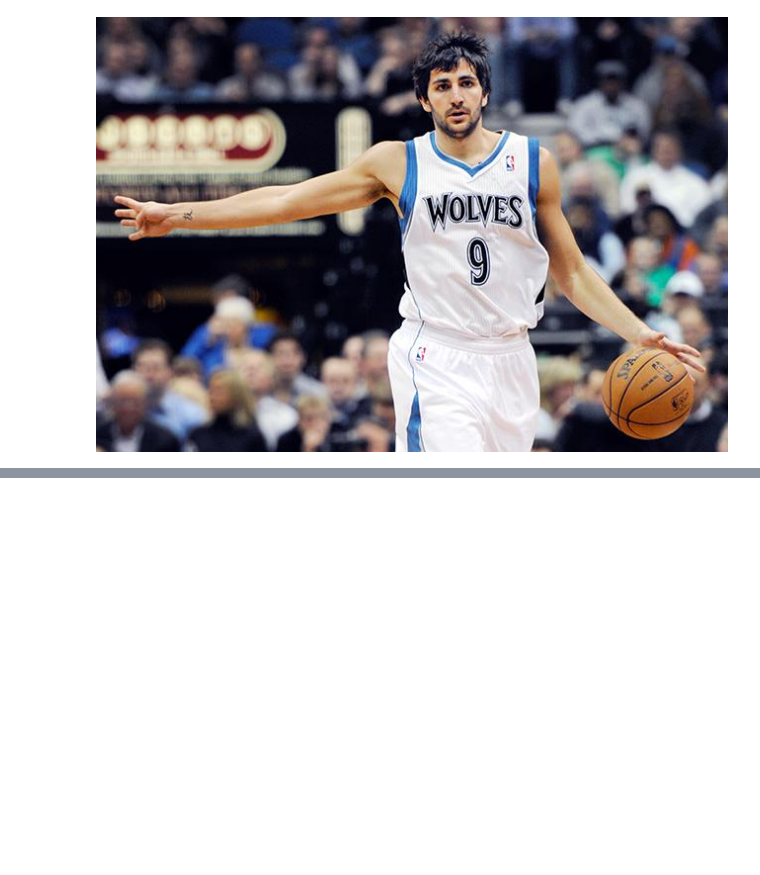
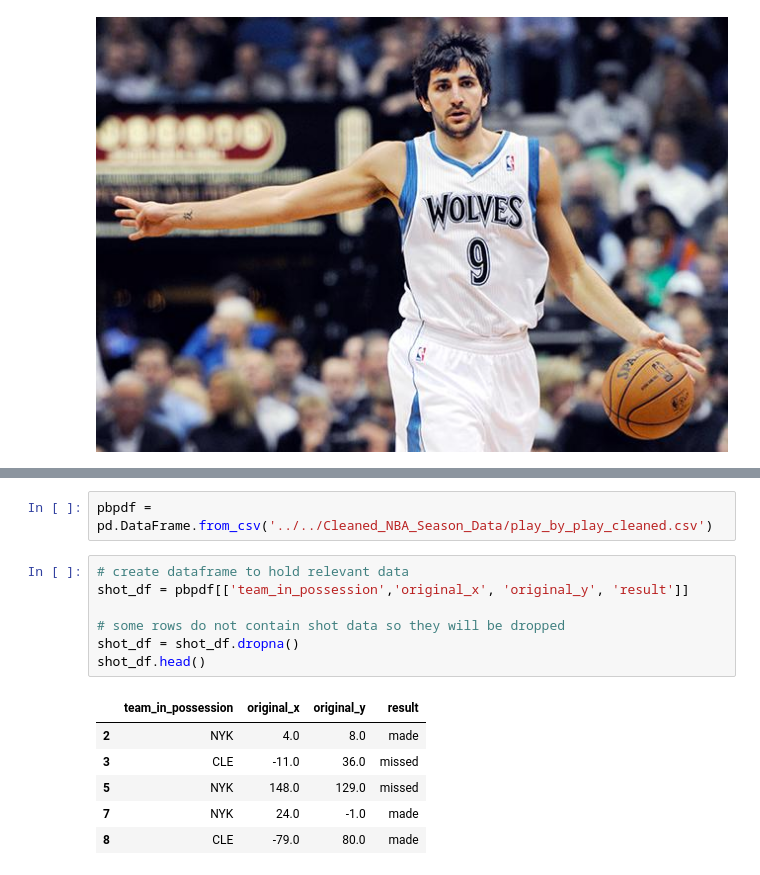
Before and after one commit to MPhillips55/Capstone_Project_1_2016-2017_NBA_Data, a Jupyter notebook: EDA/Capstone Project EDA - 2016-2017 NBA Data.ipynb, the cells around one changed output, grey strips where cells are left out. Saved outputs shown, nothing was run; the diff lists cells and outputs as text; blank space fills up the shorter version.

```diff
--- a/EDA/Capstone Project EDA - 2016-2017 NBA Data.ipynb
+++ b/EDA/Capstone Project EDA - 2016-2017 NBA Data.ipynb
@@ -527,0 +536,16 @@ Image("RickyRubio.jpg")
+# %%
+pbpdf = pd.DataFrame.from_csv('../../Cleaned_NBA_Season_Data/play_by_play_cleaned.csv')
+# %%
+# create dataframe to hold relevant data
+shot_df = pbpdf[['team_in_possession','original_x', 'original_y', 'result']]
+
+# some rows do not contain shot data so they will be dropped
+shot_df = shot_df.dropna()
+shot_df.head()
+# %% [output]
+|  | team_in_possession | original_x | original_y | result |
+| 2 | NYK | 4.0 | 8.0 | made |
+| 3 | CLE | -11.0 | 36.0 | missed |
+| 5 | NYK | 148.0 | 129.0 | missed |
+| 7 | NYK | 24.0 | -1.0 | made |
+| 8 | CLE | -79.0 | 80.0 | made |
```
Also changed, not shown: parts of 8 cells of this notebook.
